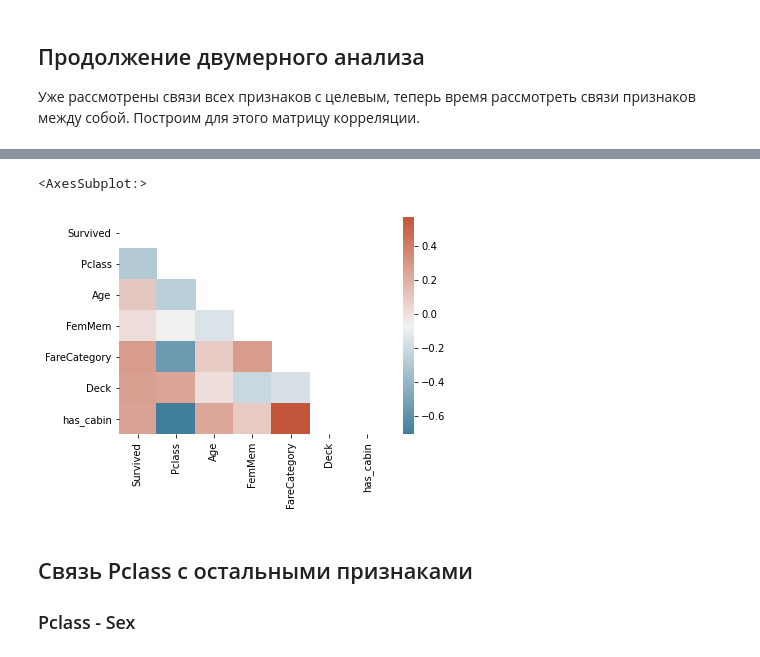
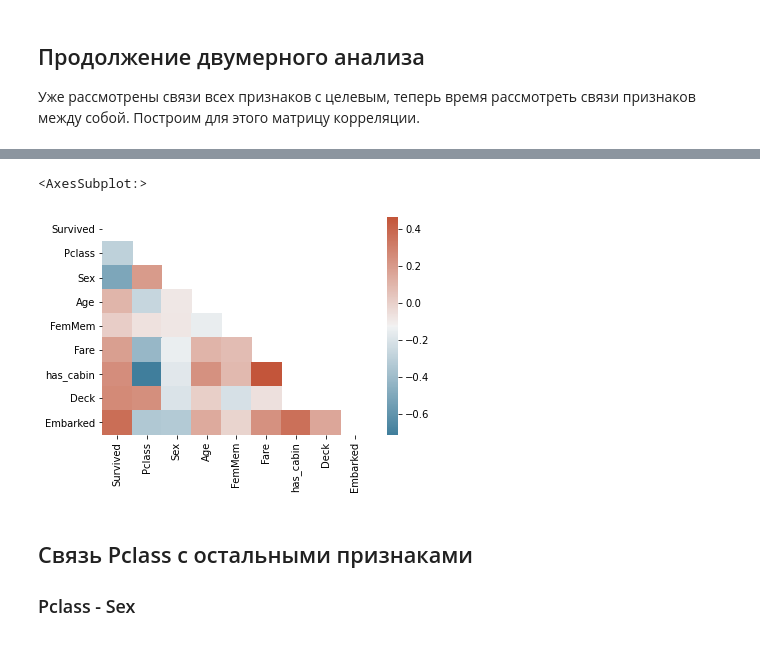
Before and after one commit to masha-mcr/ml-intro-EDA, a Jupyter notebook: Titanic_Dataset_EDA.ipynb, the cells around one changed output, grey strips where cells are left out. Drawn from its saved outputs; the diff is of its cells as text; code cells hidden in the pictures.

```diff
--- a/Titanic_Dataset_EDA.ipynb
+++ b/Titanic_Dataset_EDA.ipynb
@@ -616,12 +603,12 @@ titanic_data.head()
 # %%
-needed_columns = ['Survived','Pclass', 'Sex', 'Age', 'FemMem', 'Embarked', 'FareCategory', 'Deck', 'has_cabin']
-titanic_corr = titanic_data[needed_columns].corr()
+needed_columns = ['Survived','Pclass','Sex', 'Age', 'FemMem', 'Fare', 'has_cabin','Deck','Embarked']
+titanic_corr = titanic_data[needed_columns].corr(method='pearson')
 mask = np.triu(np.ones_like(titanic_corr, dtype=bool))
 cmap = sns.diverging_palette(230, 20, as_cmap=True)
 sns.heatmap(titanic_corr, mask=mask, cmap=cmap)
 # %% [output]
 <AxesSubplot:>
-[figure, old version]
+[figure, new version]
 # %% [markdown]
 ## Связь Pclass с остальными признаками
 
```
Also changed, not shown: parts of 21 cells of this notebook.
